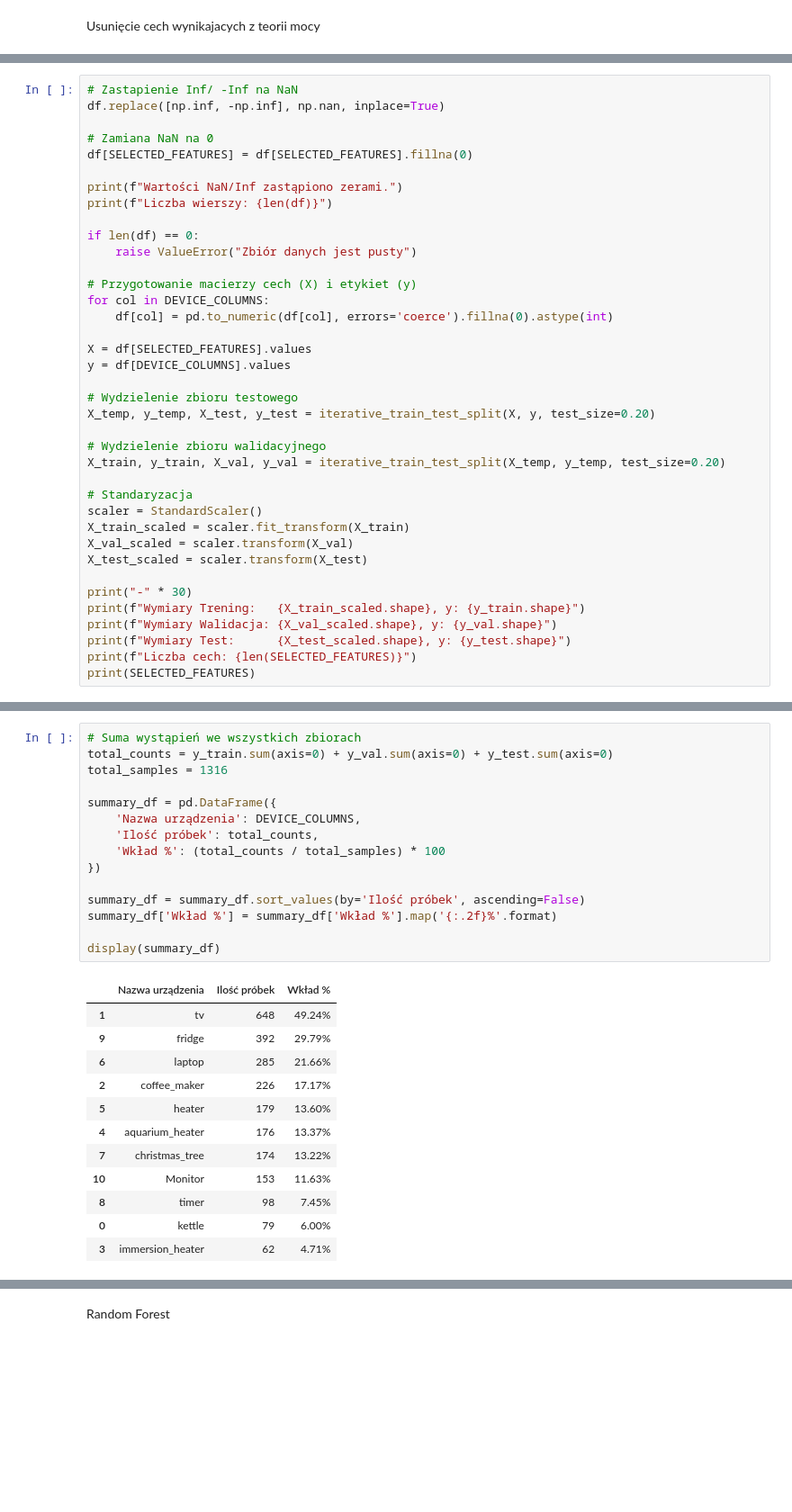
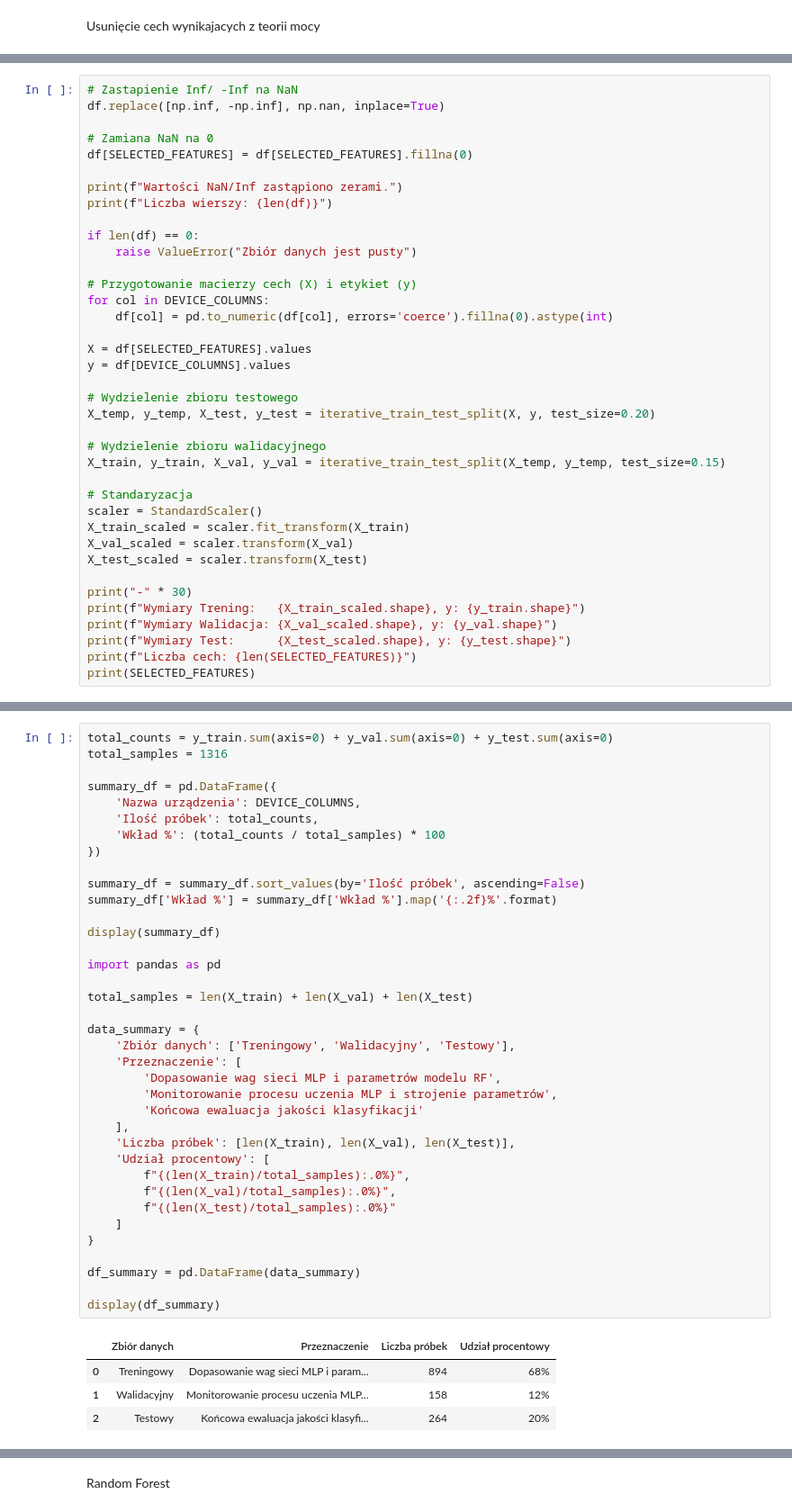
Before and after one commit to bolson1313/nilm_classification, a Jupyter notebook: nilm_classification.ipynb, the cells around one changed output, grey strips where cells are left out. Shown at 90% size. Cells and saved outputs as stored; diff of their text form; blank space fills up the shorter version.

```diff
--- a/nilm_classification.ipynb
+++ b/nilm_classification.ipynb
@@ -169,7 +160,7 @@ y = df[DEVICE_COLUMNS].values
 X_temp, y_temp, X_test, y_test = iterative_train_test_split(X, y, test_size=0.20)
 
 # Wydzielenie zbioru walidacyjnego
-X_train, y_train, X_val, y_val = iterative_train_test_split(X_temp, y_temp, test_size=0.20)
+X_train, y_train, X_val, y_val = iterative_train_test_split(X_temp, y_temp, test_size=0.15)
 
 # Standaryzacja
 scaler = StandardScaler()
@@ -240,28 +208,42 @@ display(check_df.sort_values(by='Train', ascending=False))
 # %%
-# Suma wystąpień we wszystkich zbiorach
 total_counts = y_train.sum(axis=0) + y_val.sum(axis=0) + y_test.sum(axis=0)
 total_samples = 1316
 
 summary_df = pd.DataFrame({
     'Nazwa urządzenia': DEVICE_COLUMNS,
     'Ilość próbek': total_counts,
     'Wkład %': (total_counts / total_samples) * 100
 })
 
 summary_df = summary_df.sort_values(by='Ilość próbek', ascending=False)
 summary_df['Wkład %'] = summary_df['Wkład %'].map('{:.2f}%'.format)
 
 display(summary_df)
+
+import pandas as pd
+
+total_samples = len(X_train) + len(X_val) + len(X_test)
+
+data_summary = {
+    'Zbiór danych': ['Treningowy', 'Walidacyjny', 'Testowy'],
+    'Przeznaczenie': [
+        'Dopasowanie wag sieci MLP i parametrów modelu RF',
+        'Monitorowanie procesu uczenia MLP i strojenie parametrów',
+        'Końcowa ewaluacja jakości klasyfikacji'
+    ],
+    'Liczba próbek': [len(X_train), len(X_val), len(X_test)],
+    'Udział procentowy': [
+        f"{(len(X_train)/total_samples):.0%}",
+        f"{(len(X_val)/total_samples):.0%}",
+        f"{(len(X_test)/total_samples):.0%}"
+    ]
+}
+
+df_summary = pd.DataFrame(data_summary)
+
+display(df_summary)
 # %% [output]
-|  | Nazwa urządzenia | Ilość próbek | Wkład % |
-| 1 | tv | 648 | 49.24% |
-| 9 | fridge | 392 | 29.79% |
-| 6 | laptop | 285 | 21.66% |
-| 2 | coffee_maker | 226 | 17.17% |
-| 5 | heater | 179 | 13.60% |
-| 4 | aquarium_heater | 176 | 13.37% |
-| 7 | christmas_tree | 174 | 13.22% |
-| 10 | Monitor | 153 | 11.63% |
-| 8 | timer | 98 | 7.45% |
-| 0 | kettle | 79 | 6.00% |
-| 3 | immersion_heater | 62 | 4.71% |
+|  | Zbiór danych | Przeznaczenie | Liczba próbek | Udział procentowy |
+| 0 | Treningowy | Dopasowanie wag sieci MLP i param... | 894 | 68% |
+| 1 | Walidacyjny | Monitorowanie procesu uczenia MLP... | 158 | 12% |
+| 2 | Testowy | Końcowa ewaluacja jakości klasyfi... | 264 | 20% |
```
Also changed, not shown: parts of 32 cells of this notebook.
